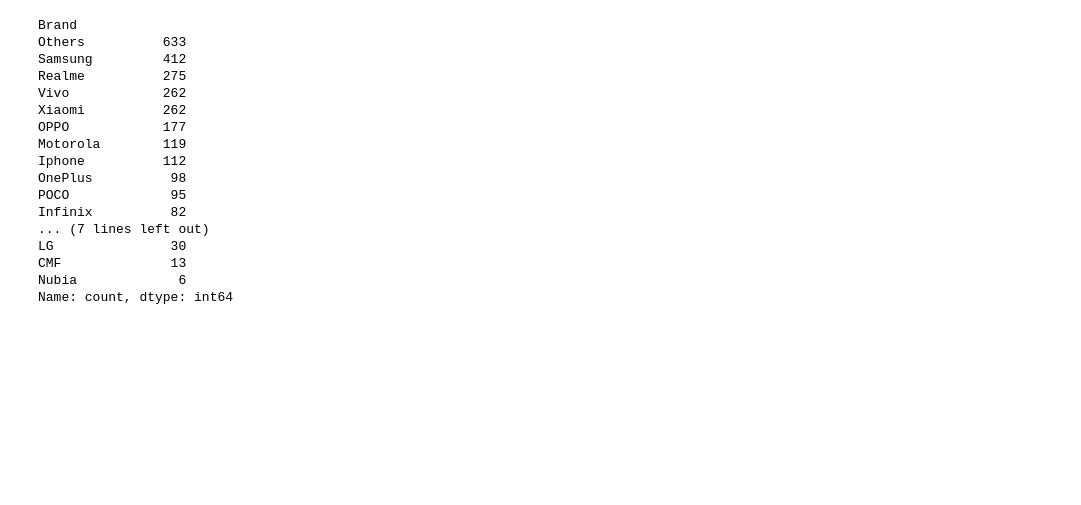
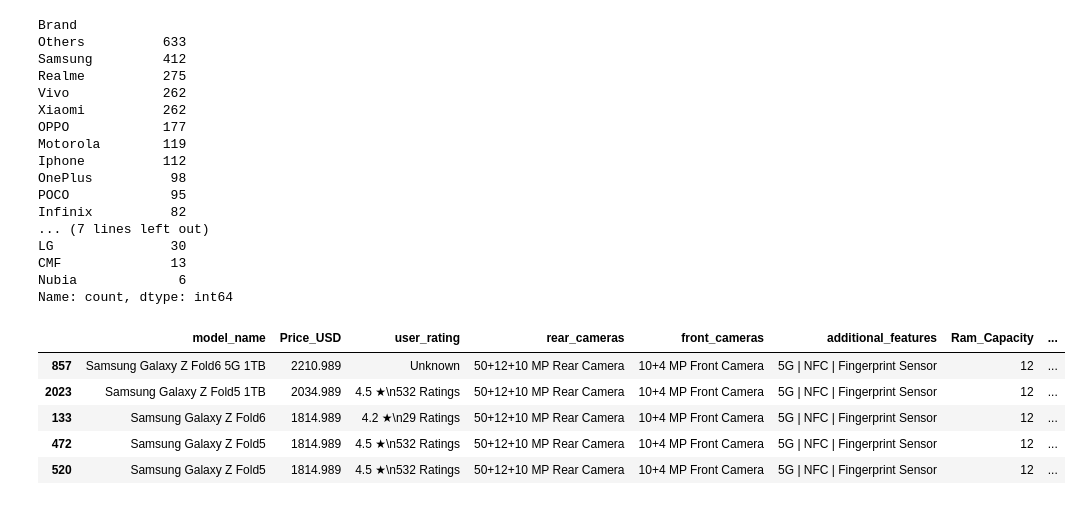
Before and after one commit to BOSU2905/Smartphone_Analysis, a Jupyter notebook: analyze.ipynb, the cells around one changed output. Drawn from its saved outputs; the diff is of its cells as text; code cells hidden in the pictures; blank space fills up the shorter version.

```diff
--- a/analyze.ipynb
+++ b/analyze.ipynb
@@ -327,3 +327,12 @@ LG               30
 CMF              13
 Nubia             6
 Name: count, dtype: int64
+# %%
+df[df['Brand'] == 'Samsung'].nlargest(5, 'Price_USD')
+# %% [output]
+|  | model_name | Price_USD | user_rating | rear_cameras | front_cameras | additional_features | Ram_Capacity | ... |
+| 857 | Samsung Galaxy Z Fold6 5G 1TB | 2210.989 | Unknown | 50+12+10 MP Rear Camera | 10+4 MP Front Camera | 5G | NFC | Fingerprint Sensor | 12 | ... |
+| 2023 | Samsung Galaxy Z Fold5 1TB | 2034.989 | 4.5 ★\n532 Ratings | 50+12+10 MP Rear Camera | 10+4 MP Front Camera | 5G | NFC | Fingerprint Sensor | 12 | ... |
+| 133 | Samsung Galaxy Z Fold6 | 1814.989 | 4.2 ★\n29 Ratings | 50+12+10 MP Rear Camera | 10+4 MP Front Camera | 5G | NFC | Fingerprint Sensor | 12 | ... |
+| 472 | Samsung Galaxy Z Fold5 | 1814.989 | 4.5 ★\n532 Ratings | 50+12+10 MP Rear Camera | 10+4 MP Front Camera | 5G | NFC | Fingerprint Sensor | 12 | ... |
+| 520 | Samsung Galaxy Z Fold5 | 1814.989 | 4.5 ★\n532 Ratings | 50+12+10 MP Rear Camera | 10+4 MP Front Camera | 5G | NFC | Fingerprint Sensor | 12 | ... |
```
Also changed, not shown: parts of 1 cell of this notebook, 1 other file.
